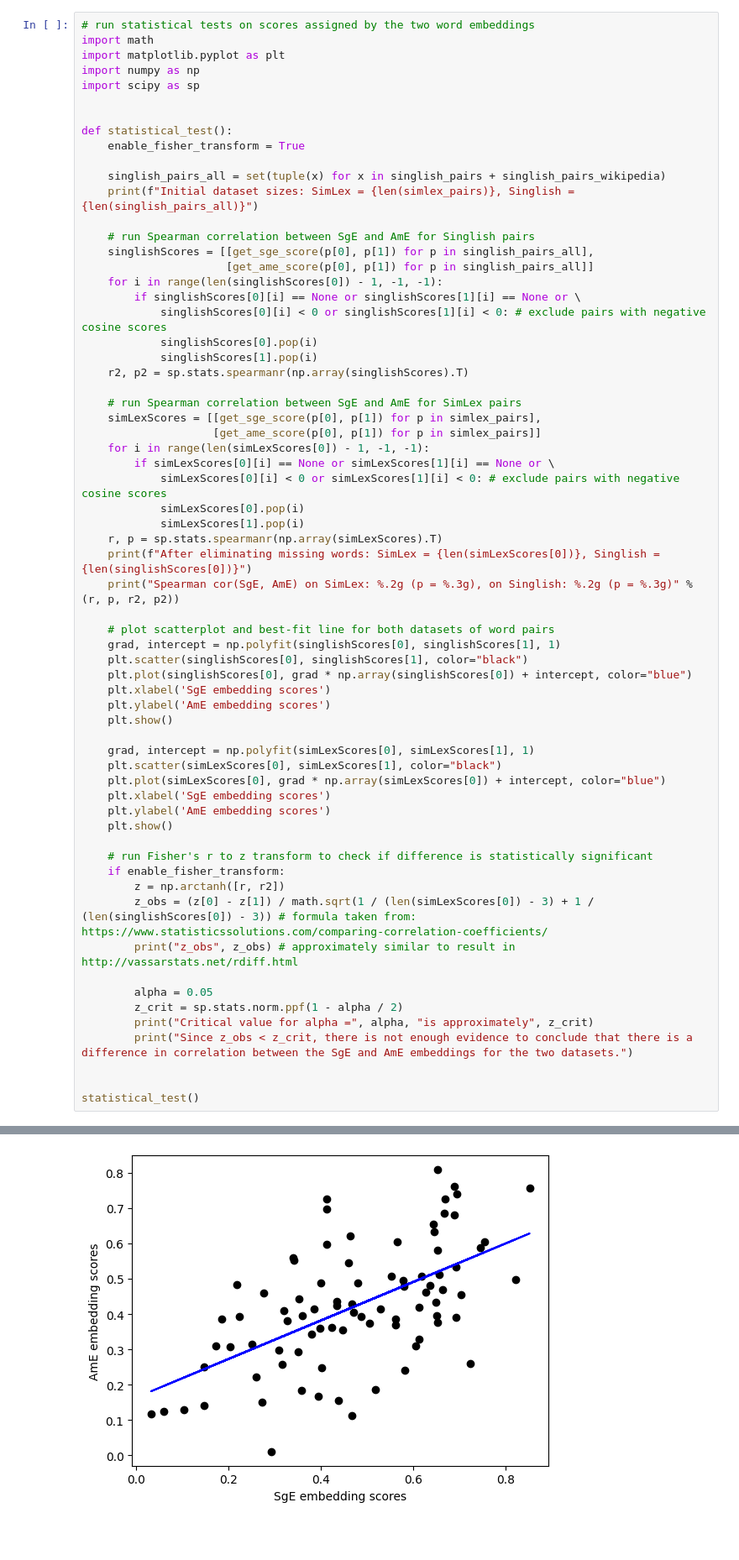
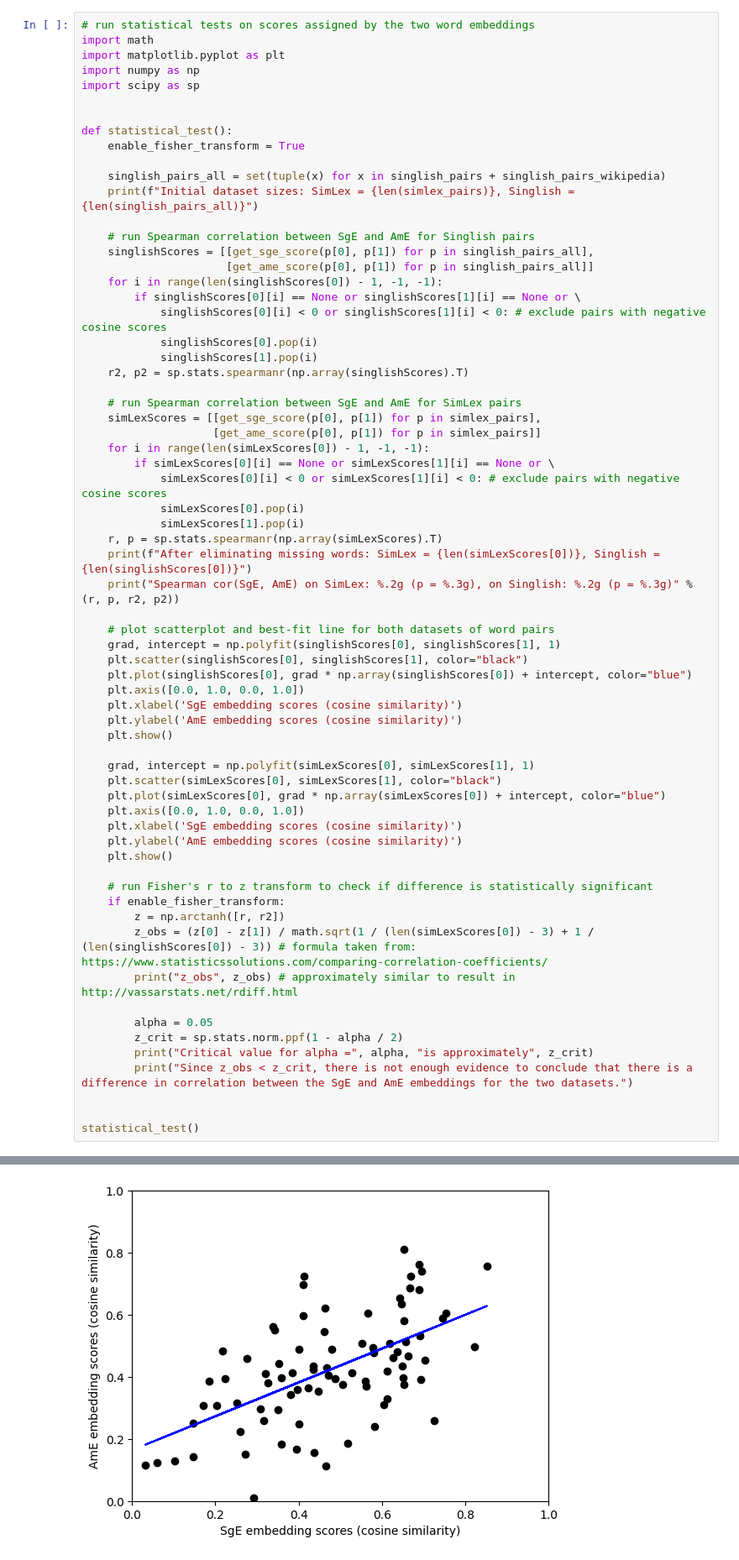
Before and after one commit to arsatis/cog-sge-semantics, a Jupyter notebook: scripts/compare/comp_sge_ame.ipynb, the cells around one changed output, grey strips where cells are left out. Shown at 84% size. Saved outputs shown, nothing was run; the diff lists cells and outputs as text; blank space fills up the shorter version.

```diff
--- a/scripts/compare/comp_sge_ame.ipynb
+++ b/scripts/compare/comp_sge_ame.ipynb
@@ -165,15 +165,17 @@ def statistical_test():
     grad, intercept = np.polyfit(singlishScores[0], singlishScores[1], 1)
     plt.scatter(singlishScores[0], singlishScores[1], color="black")
     plt.plot(singlishScores[0], grad * np.array(singlishScores[0]) + intercept, color="blue")
-    plt.xlabel('SgE embedding scores')
-    plt.ylabel('AmE embedding scores')
+    plt.axis([0.0, 1.0, 0.0, 1.0])
+    plt.xlabel('SgE embedding scores (cosine similarity)')
+    plt.ylabel('AmE embedding scores (cosine similarity)')
     plt.show()
 
     grad, intercept = np.polyfit(simLexScores[0], simLexScores[1], 1)
     plt.scatter(simLexScores[0], simLexScores[1], color="black")
     plt.plot(simLexScores[0], grad * np.array(simLexScores[0]) + intercept, color="blue")
-    plt.xlabel('SgE embedding scores')
-    plt.ylabel('AmE embedding scores')
+    plt.axis([0.0, 1.0, 0.0, 1.0])
+    plt.xlabel('SgE embedding scores (cosine similarity)')
+    plt.ylabel('AmE embedding scores (cosine similarity)')
     plt.show()
 
     # run Fisher's r to z transform to check if difference is statistically significant
@@ -197,4 +199,4 @@ Spearman cor(SgE, AmE) on SimLex: 0.57 (p = 1.75e-08), on Singlish: 0.3 (p = 0.1
-[figure, old version]
+[figure, new version]
 z_obs 1.4027227066324643
 Critical value for alpha = 0.05 is approximately 1.959963984540054
 Since z_obs < z_crit, there is not enough evidence to conclude that there is a difference in correlation between the SgE and AmE embeddings for the two datasets.
```
Also changed, not shown: parts of 1 cell of this notebook, 1 other file.
